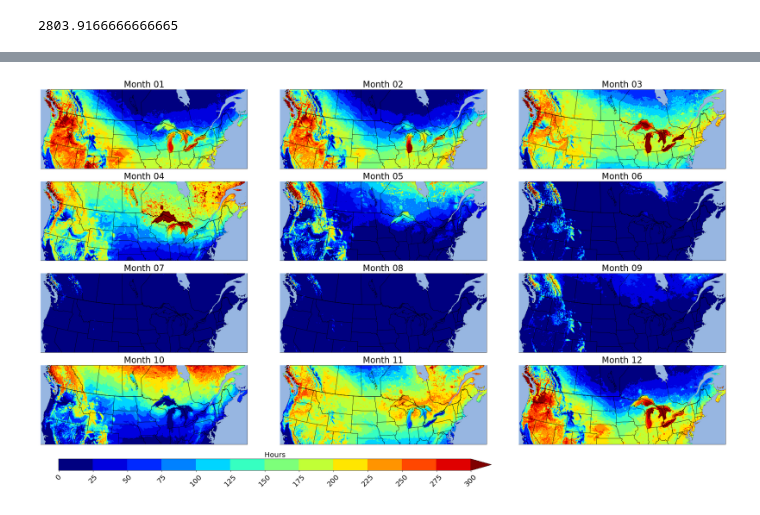
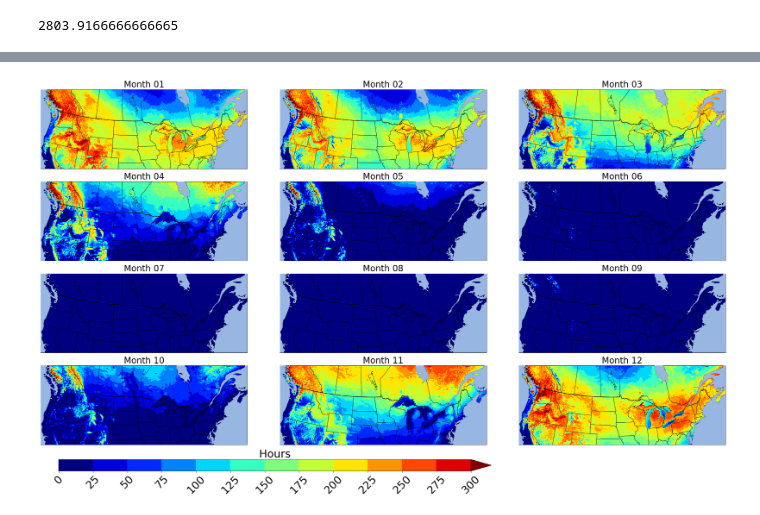
Before and after one commit to caioruman/EventDistributionT2M, a Jupyter notebook: plotNearZero.ipynb, the cells around one changed output, grey strips where cells are left out. Drawn from its saved outputs; the diff is of its cells as text; code cells hidden in the pictures.

```diff
--- a/plotNearZero.ipynb
+++ b/plotNearZero.ipynb
@@ -31,6 +31,8 @@ d_array = np.zeros((14,12,1015,1359))
 # Year, Month, Lat, Lon
 #for m in range(1,13):
 #    l.append([])
+sim = '_PGW'
+#sim = '_CTRL'
 t = 0
 for i,y in enumerate(range(2000,2014)):
     print(f"Ano {i}")
@@ -39,8 +41,9 @@ for i,y in enumerate(range(2000,2014)):
             continue
         if y == 2013 and m > 9:
             continue
-        print(f"Mes: {m}, Ano: {y}")
-        aux = pickle.load( open(f'{fo}/t2m_{y}_{m:02d}.p', 'rb'))
+        #print(f"Mes: {m}, Ano: {y}")
+        # t2m_PGW_2012_11.p
+        aux = pickle.load( open(f'{fo}/t2m{sim}_{y}_{m:02d}.p', 'rb'))
         #print(f'{fo}/t2m_{y}_{m:02d}.p')
         d_array[i,m-1] += aux
         t+= 1
@@ -150,7 +151,7 @@ plt.savefig('near_zero_days_v2.png')
 myLambert = ccrs.LambertConformal(central_longitude=-98.0, central_latitude=39.700012)
 
   # Making the subplots
-f, ax = plt.subplots(1, 1, figsize=(14, 20), subplot_kw={'projection': myLambert})
+f, ax = plt.subplots(1, 1, figsize=(20, 10), subplot_kw={'projection': myLambert})
 
 width = 1.0
 new_cmap = 'viridis_r'
@@ -163,7 +164,7 @@ val_min = 0
 val_int = 120
 new_cmap = plt.cm.jet
 unit = "Hours"
-title = r"Yearly average number of Hours with near 0 ${\rm ^\circ C}$. Years 10-2000 to 09-2013"
+title = r"PGW - Yearly average number of Hours with near 0 ${\rm ^\circ C}$. Years 10-2000 to 09-2013"
 
 ax.set_extent([xll, xur-10, 36, yur])
 
@@ -178,8 +179,8 @@ cs = aux1['total_hour'].plot.contourf(ax=ax, transform=ccrs.PlateCarree(), x='XL
 #cs = plt.contourf(lon, lat, field,norm=norm,cmap=cmap,transform=ccrs.PlateCarree())
 # Plot colorbar
 cb = plt.colorbar(mappable=cs,ticks=color_ticks,orientation="horizontal",pad=0.05,shrink=0.9, extend="both")
-cb.ax.set_title(unit, fontsize=20)
-cb.ax.tick_params(labelsize=20, labelrotation=45)
+cb.ax.set_title(unit, fontsize=30)
+cb.ax.tick_params(labelsize=30, labelrotation=45)
 # Plot title
 ax.set_title(title, fontsize=24)
 
@@ -197,6 +198,6 @@ plt.tight_layout()
 #cb.set_label('Number of Events', size=36)
 #cbar_ax.tick_params(labelsize=30)
 
-plt.savefig('near_zero_hours_v2.png')
+plt.savefig(f'near_zero_hours{sim}_v2.png')
 #plt.show()
 # %% [output]
@@ -219,7 +220,7 @@ val_min = 0
 val_int = 25
 new_cmap = plt.cm.jet
 unit = "Hours"
-title = r"Average monthly number of Hour with near 0 ${\rm ^\circ C}$. 10-2000 to 09-2013"
+title = r"PGW - Average monthly number of Hour with near 0 ${\rm ^\circ C}$. 10-2000 to 09-2013"
 
 ints = ( (val_max-val_min+val_int) / val_int)
 color_bnds  = np.linspace(val_min, val_max, int(ints))
@@ -233,37 +234,37 @@ for i, ax in enumerate(axs.flat):
     ax.set_extent([xll, xur-10, 36, yur])
 
 # Plot figure
     cs = aux1[f'total_month_{i:02d}'].plot.contourf(ax=ax, transform=ccrs.PlateCarree(), x='XLONG', y='XLAT',
                add_colorbar=False, cmap=new_cmap, levels=int(ints), vmin=0, vmax=val_max, extend='max')
 
     ax.coastlines(resolution='10m', linewidth=width)
     ax.add_feature(cfeature.BORDERS.with_scale("10m"), linewidth=width)
     ax.add_feature(cfeature.STATES.with_scale("10m"), linewidth=width/2)
     ax.add_feature(cfeature.OCEAN, zorder=10)
     ax.set_title(f"Month {i+1:02d}", fontsize=24)
 #cs = ax.pcolormesh(lon, lat, var[i],norm=norm,cmap=cmap,transform=ccrs.PlateCarree())
 #cs = plt.contourf(lon, lat, field,norm=norm,cmap=cmap,transform=ccrs.PlateCarree())
 # Plot colorbar
 cbar_ax = f.add_axes([0.05, 0.15, 0.6, 0.025])
 cb = f.colorbar(cs, cax=cbar_ax, ticks=color_ticks, orientation='horizontal',pad=0.05,shrink=0.9, extend="both")
 #cb = plt.colorbar(mappable=cs,ticks=color_ticks,orientation="horizontal",pad=0.05,shrink=0.9, extend="both")
-cb.ax.set_title(unit, fontsize=20)
-cb.ax.tick_params(labelsize=20, labelrotation=45)
+cb.ax.set_title(unit, fontsize=30)
+cb.ax.tick_params(labelsize=30, labelrotation=45)
 # Plot title
 
 #ax.set_title(f"Month: {i+1:02d}", fontsize=20)
 
 plt.tight_layout()
 #cbar_ax = f.add_axes([0.92, 0.20, 0.025, 0.6])
 #cbar_ax = f.add_axes([0.20, 0.15, 0.6, 0.025])
 #cb = f.colorbar(im, cax=cbar_ax, orientation='horizontal')
 #cb.set_label('Number of Events', size=36)
 #cbar_ax.tick_params(labelsize=30)
 
-plt.savefig('near_zero_hours_monthly_v2.png')
+plt.savefig(f'near_zero_hours_monthly{sim}_v2.png')
 #plt.show()
 # %% [output]
-[figure, old version]
+[figure, new version]
 # %%
 # Plotting Monthly Events
 myLambert = ccrs.LambertConformal(central_longitude=-98.0, central_latitude=39.700012)
```
Also changed, not shown: parts of 3 cells of this notebook, 31 other files.
